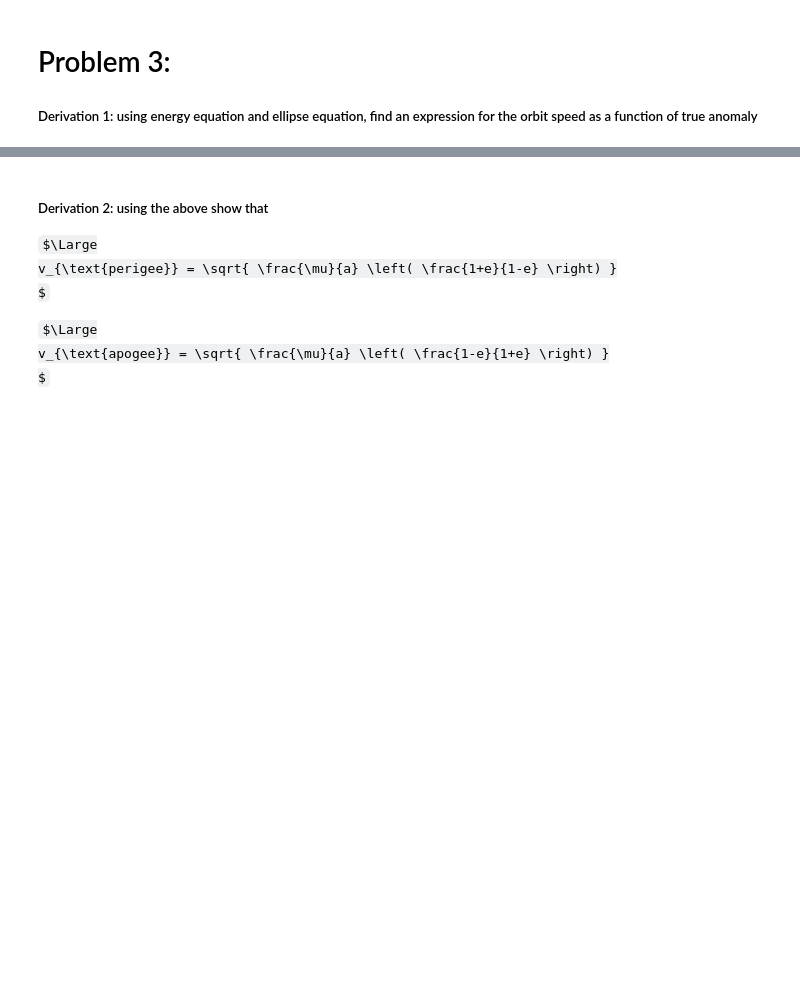
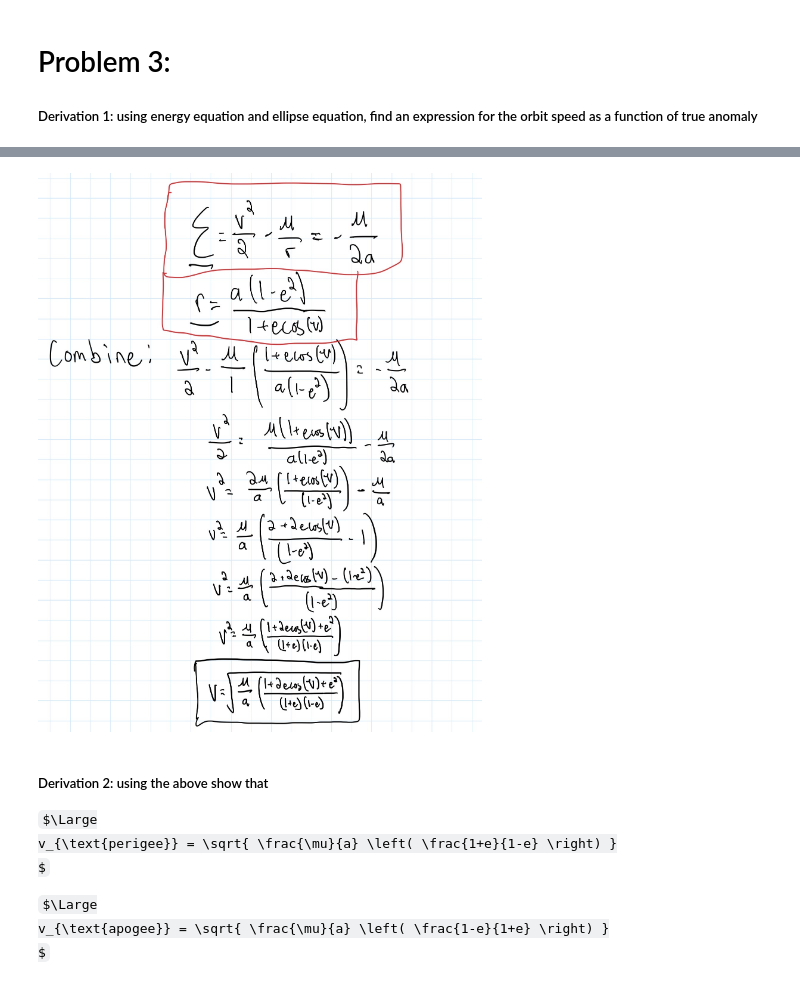
Before and after one commit to trentdouglas/Astrodynamics, a Jupyter notebook: Homework_2/Homework_2.ipynb, the cells around one changed output, grey strips where cells are left out. Cells and saved outputs as stored; diff of their text form; code cells hidden in the pictures; some formulas as TeX source; blank space fills up the shorter version.

```diff
--- a/Homework_2/Homework_2.ipynb
+++ b/Homework_2/Homework_2.ipynb
@@ -562,3 +560,9 @@ v_ = Vector3(x=-7096.655979287696, y=867.4658519783247, z=0.0)
+# %%
+from IPython.display import Image, display
+
+display(Image("Derivation_1.png"))
+# %% [output]
+[figure, added]
 # %% [markdown]
 ##### Derivation 2: using the above show that
 $\Large
```
Also changed, not shown: parts of 3 cells of this notebook, 4 other files.
